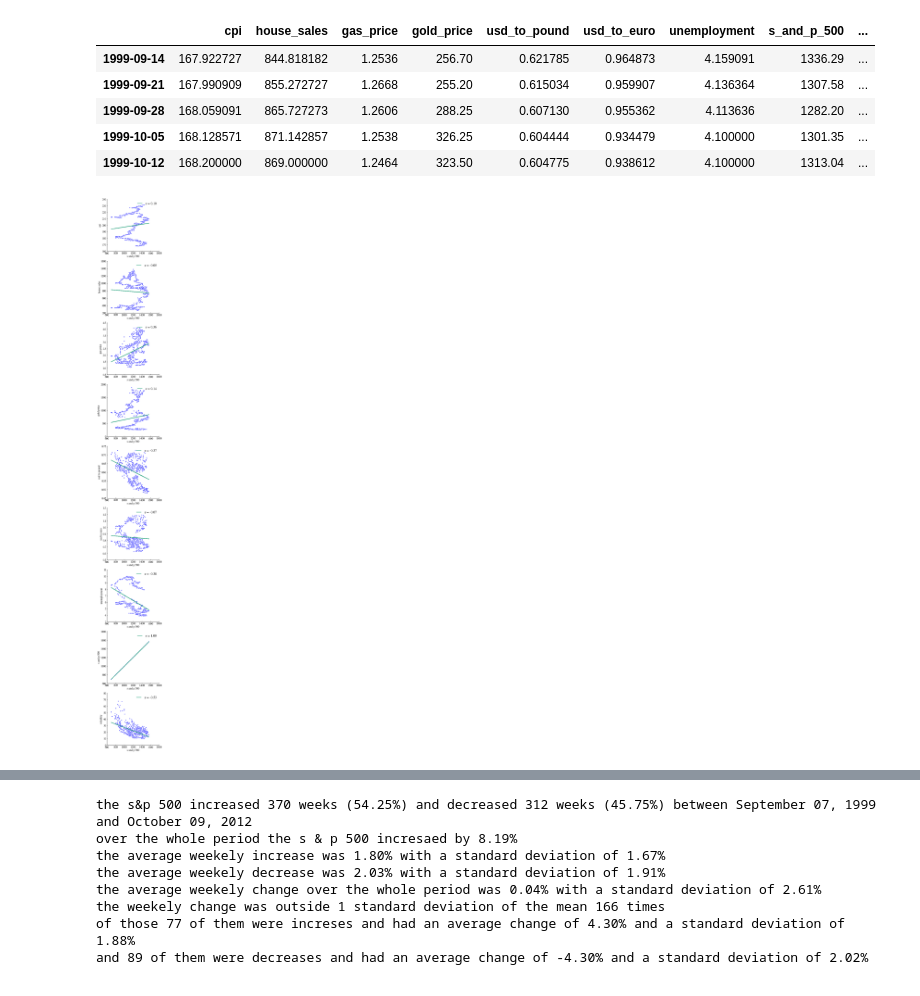
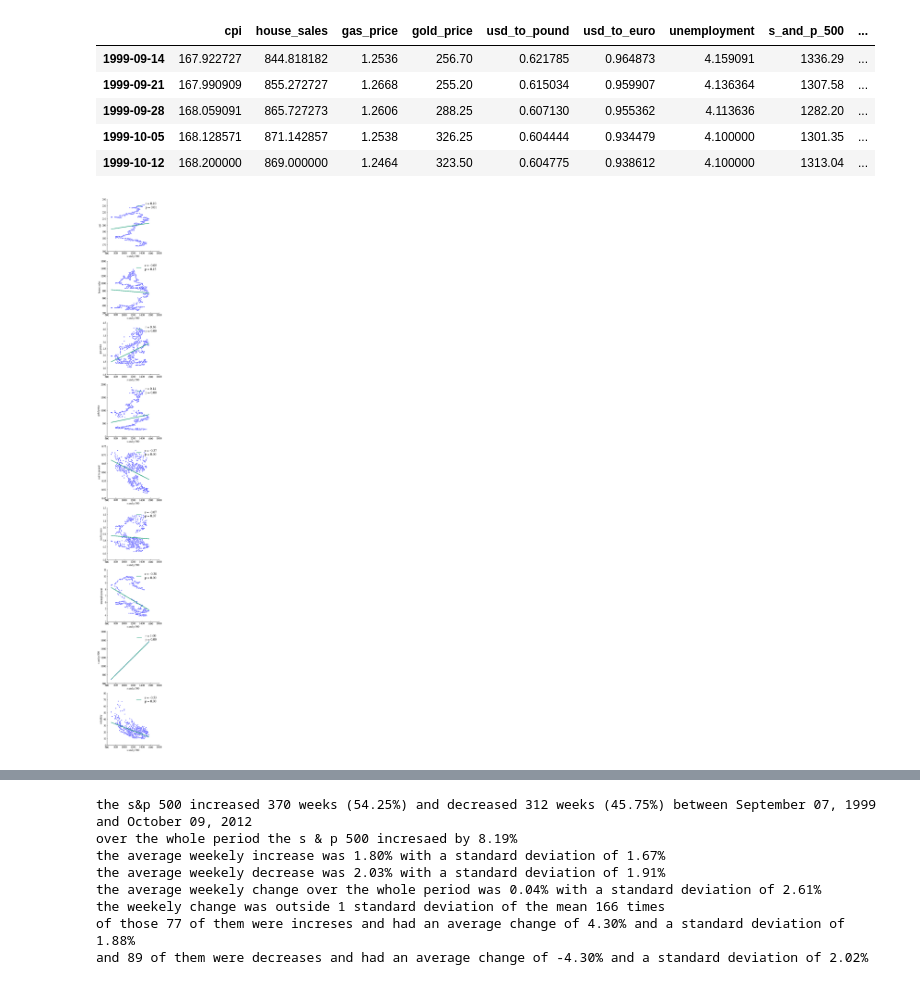
Before and after one commit to jrosen3/cs109annstock, a Jupyter notebook: ANN.ipynb, the cells around one changed output, grey strips where cells are left out. Saved outputs shown, nothing was run; the diff lists cells and outputs as text; code cells hidden in the pictures.

```diff
--- a/ANN.ipynb
+++ b/ANN.ipynb
@@ -237,37 +237,34 @@ dataset.head()
 # %%
 '''
 takes a dataframe, a list of columns, and a target column and plots each column of the dataframe of them agaist the target column
 overplots a liner fit
 returns a sorted list column names by correlation coefficient
 '''
 def scatter_plot(df, cols, target):
     xaxis = target
     yaxis = cols
     ff = 5 * (len(yaxis)-1)
     fig, axes=plt.subplots(nrows=len(yaxis), figsize=(5,ff))
     Rs = []
     for i, y in enumerate(yaxis):
         axes[i].scatter(df[xaxis], df[y])
         m, b, r, p, se = scipy.stats.linregress(df[xaxis], df[y])
-        lab = 'r = %.2f' % r
+        lab = 'r = %.2f \np = %.2f' % (r, p)
         axes[i].plot(df[xaxis], np.array(df[xaxis]) * m + b, label=lab)
-
         axes[i].set_xlabel(clean_column_name(xaxis))
         axes[i].set_ylabel(clean_column_name(y))
-
         axes[i].legend(frameon=False)
-
+#         axes[i].set_title(lab)
         remove_border(axes[i])
-
         Rs.append((y, (r*r)))
     fig.tight_layout()
     return sorted(Rs, key=operator.itemgetter(1), reverse=True)
 
 
 
 r = scatter_plot(dataset, data.keys(), 's_and_p_500')
 # %% [output]
-[figure, old version]
+[figure, new version]
 # %%
 # print 'correlation coefficient'
 # for i in r:
```
